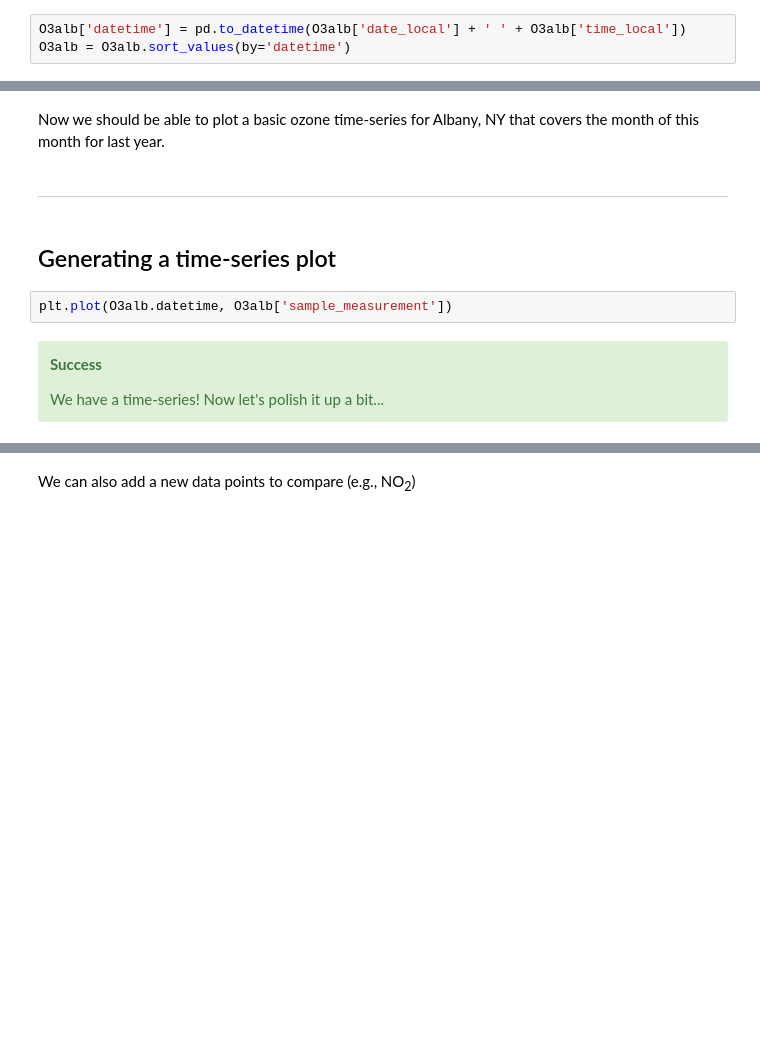
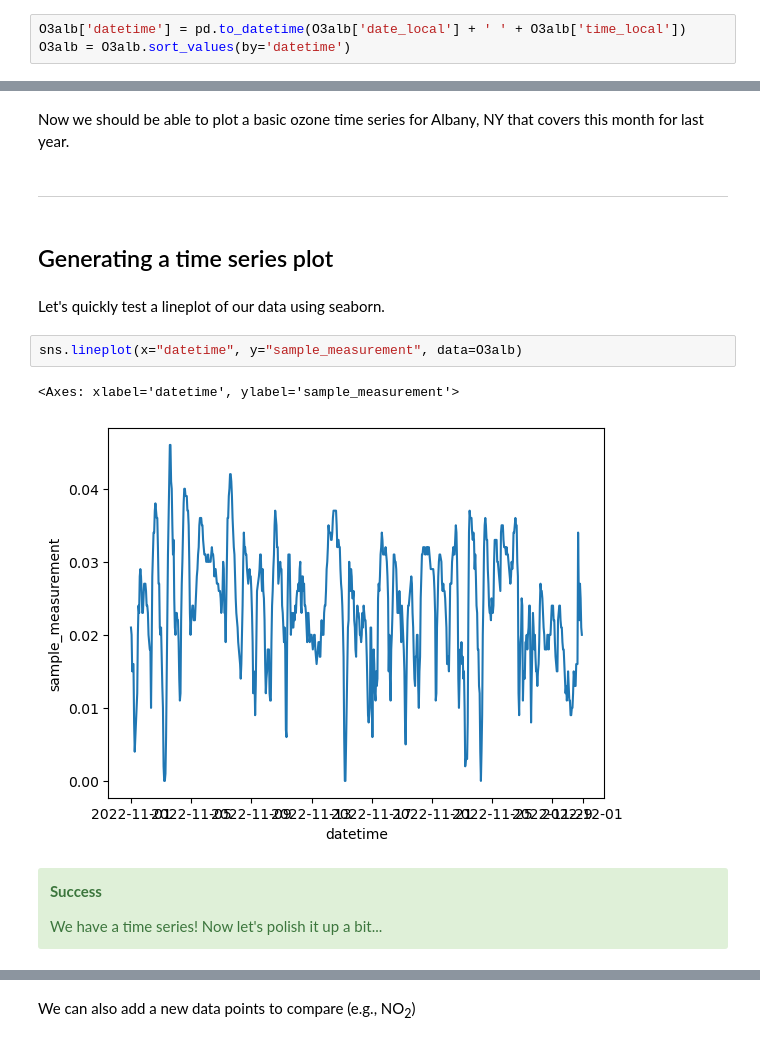
Before and after one commit to DAES433533/donder-cookbook, a Jupyter notebook: notebooks/AQS Data Foundations.ipynb, the cells around one changed output, grey strips where cells are left out. Saved outputs shown, nothing was run; the diff lists cells and outputs as text; blank space fills up the shorter version.

Commit message:
Minor update: Typos fixed. Seaborn, parameters and pointers added.

```diff
--- a/notebooks/AQS Data Foundations.ipynb
+++ b/notebooks/AQS Data Foundations.ipynb
@@ -255,14 +358,19 @@ O3alb.datetime
 # %% [markdown]
-Now we should be able to plot a basic ozone time-series for Albany, NY that covers the month of this month for last year.
+Now we should be able to plot a basic ozone time series for Albany, NY that covers this month for last year.
 # %% [markdown]
 ---
 # %% [markdown]
-## Generating a time-series plot
+## Generating a time series plot
-# %%
-plt.plot(O3alb.datetime, O3alb['sample_measurement'])
+# %% [markdown]
+Let's quickly test a lineplot of our data using seaborn.
+# %%
+sns.lineplot(x="datetime", y="sample_measurement", data=O3alb)
+# %% [output]
+<Axes: xlabel='datetime', ylabel='sample_measurement'>
+[figure, added]
 # %% [markdown]
 <div class="admonition alert alert-success">
     <p class="admonition-title" style="font-weight:bold">Success</p>
-    We have a time-series! Now let's polish it up a bit...
+    We have a time series! Now let's polish it up a bit...
 </div>
 # %%
```
Also changed, not shown: parts of 41 cells of this notebook.
